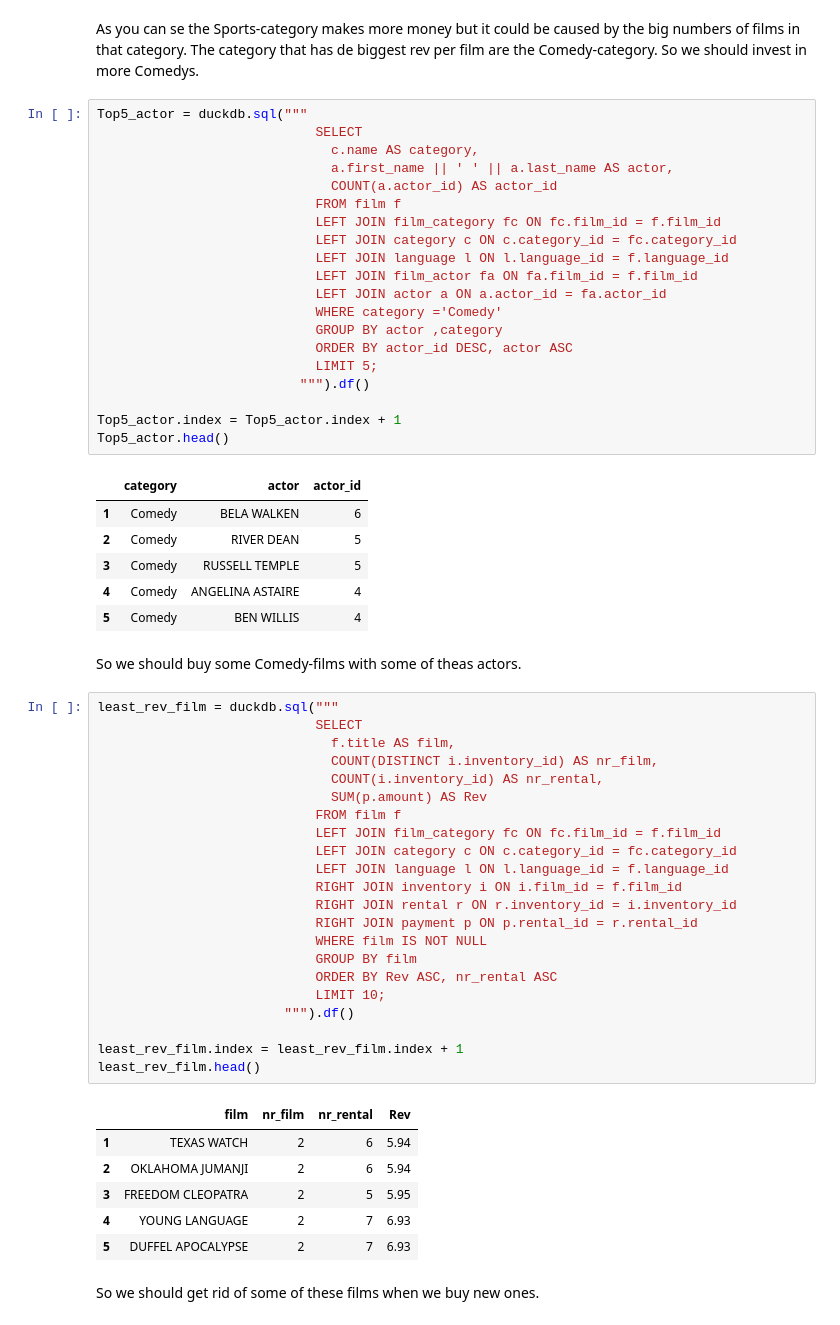
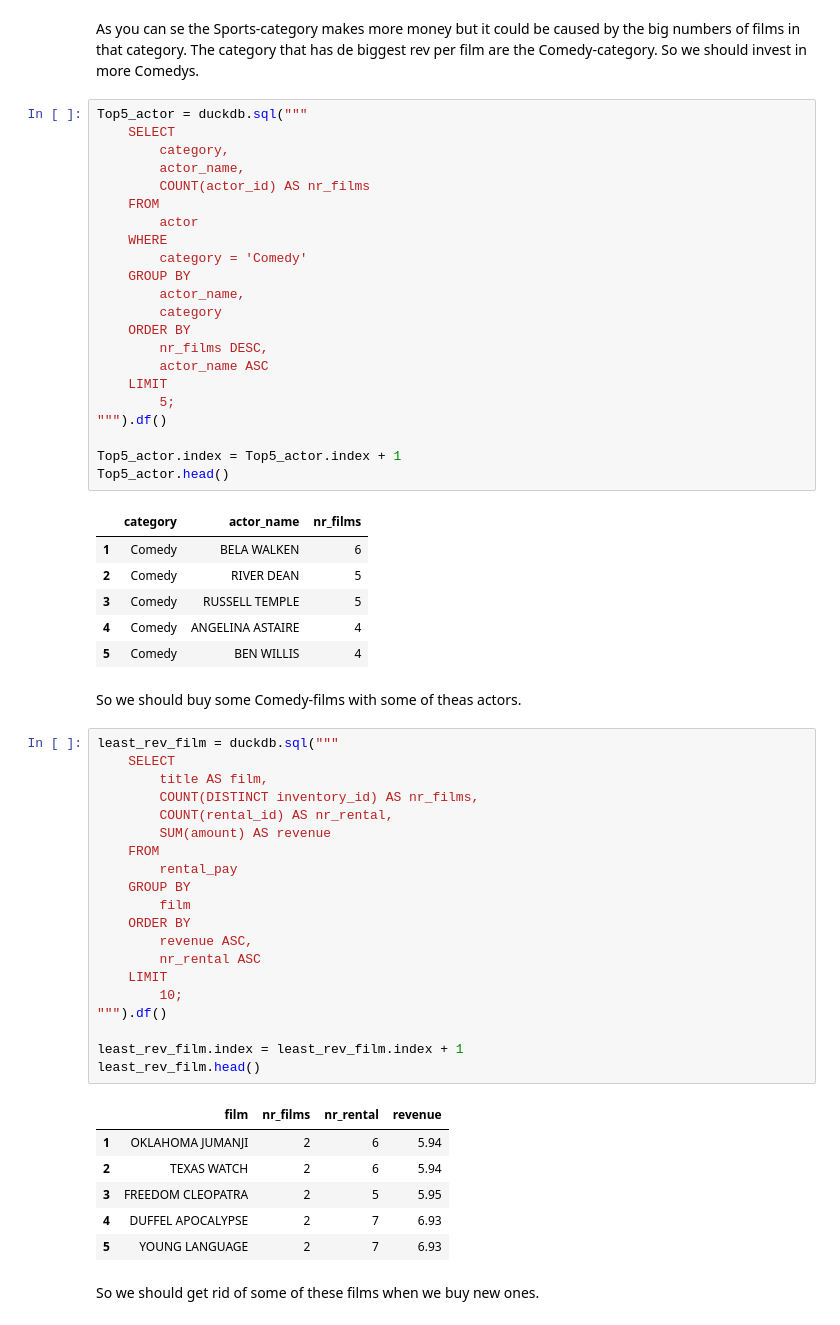
Before and after one commit to RikardOledal/SQL_DE25_LAB_Rikard_Oledal, a Jupyter notebook: manager_report.ipynb, the cells around one changed output. Saved outputs shown, nothing was run; the diff lists cells and outputs as text.

```diff
--- a/manager_report.ipynb
+++ b/manager_report.ipynb
@@ -206,26 +196,28 @@ most_rev_cat.head()
 As you can se the Sports-category makes more money but it could be caused by the big numbers of films in that category. The category that has de biggest rev per film are the Comedy-category. So we should invest in more Comedys.
 # %%
 Top5_actor = duckdb.sql("""
-                            SELECT
-                              c.name AS category,
-                              a.first_name || ' ' || a.last_name AS actor,
-                              COUNT(a.actor_id) AS actor_id
-                            FROM film f
-                            LEFT JOIN film_category fc ON fc.film_id = f.film_id
-                            LEFT JOIN category c ON c.category_id = fc.category_id
-                            LEFT JOIN language l ON l.language_id = f.language_id
-                            LEFT JOIN film_actor fa ON fa.film_id = f.film_id
-                            LEFT JOIN actor a ON a.actor_id = fa.actor_id
-                            WHERE category ='Comedy'
-                            GROUP BY actor ,category
-                            ORDER BY actor_id DESC, actor ASC
-                            LIMIT 5;
-                          """).df()
+    SELECT
+        category,
+        actor_name,
+        COUNT(actor_id) AS nr_films
+    FROM
+        actor
+    WHERE
+        category = 'Comedy'
+    GROUP BY
+        actor_name,
+        category
+    ORDER BY
+        nr_films DESC,
+        actor_name ASC
+    LIMIT
+        5;
+""").df()
 
 Top5_actor.index = Top5_actor.index + 1
 Top5_actor.head()
 # %% [output]
-|  | category | actor | actor_id |
+|  | category | actor_name | nr_films |
 | 1 | Comedy | BELA WALKEN | 6 |
 | 2 | Comedy | RIVER DEAN | 5 |
 | 3 | Comedy | RUSSELL TEMPLE | 5 |
@@ -235,33 +227,31 @@ Top5_actor.head()
 So we should buy some Comedy-films with some of theas actors.
 # %%
 least_rev_film = duckdb.sql("""
-                            SELECT
-                              f.title AS film,
-                              COUNT(DISTINCT i.inventory_id) AS nr_film,
-                              COUNT(i.inventory_id) AS nr_rental,
-                              SUM(p.amount) AS Rev
-                            FROM film f
-                            LEFT JOIN film_category fc ON fc.film_id = f.film_id
-                            LEFT JOIN category c ON c.category_id = fc.category_id
-                            LEFT JOIN language l ON l.language_id = f.language_id
-                            RIGHT JOIN inventory i ON i.film_id = f.film_id
-                            RIGHT JOIN rental r ON r.inventory_id = i.inventory_id
-                            RIGHT JOIN payment p ON p.rental_id = r.rental_id
-                            WHERE film IS NOT NULL
-                            GROUP BY film
-                            ORDER BY Rev ASC, nr_rental ASC
-                            LIMIT 10;
-                        """).df()
+    SELECT
+        title AS film,
+        COUNT(DISTINCT inventory_id) AS nr_films,
+        COUNT(rental_id) AS nr_rental,
+        SUM(amount) AS revenue
+    FROM
+        rental_pay
+    GROUP BY
+        film
+    ORDER BY
+        revenue ASC,
+        nr_rental ASC
+    LIMIT
+        10;
+""").df()
 
 least_rev_film.index = least_rev_film.index + 1
 least_rev_film.head()
 # %% [output]
-|  | film | nr_film | nr_rental | Rev |
-| 1 | TEXAS WATCH | 2 | 6 | 5.94 |
-| 2 | OKLAHOMA JUMANJI | 2 | 6 | 5.94 |
+|  | film | nr_films | nr_rental | revenue |
+| 1 | OKLAHOMA JUMANJI | 2 | 6 | 5.94 |
+| 2 | TEXAS WATCH | 2 | 6 | 5.94 |
 | 3 | FREEDOM CLEOPATRA | 2 | 5 | 5.95 |
-| 4 | YOUNG LANGUAGE | 2 | 7 | 6.93 |
-| 5 | DUFFEL APOCALYPSE | 2 | 7 | 6.93 |
+| 4 | DUFFEL APOCALYPSE | 2 | 7 | 6.93 |
+| 5 | YOUNG LANGUAGE | 2 | 7 | 6.93 |
 # %% [markdown]
 So we should get rid of some of these films when we buy new ones.
 # %% [markdown]
```
Also changed, not shown: parts of 6 cells of this notebook, 2 other files.
